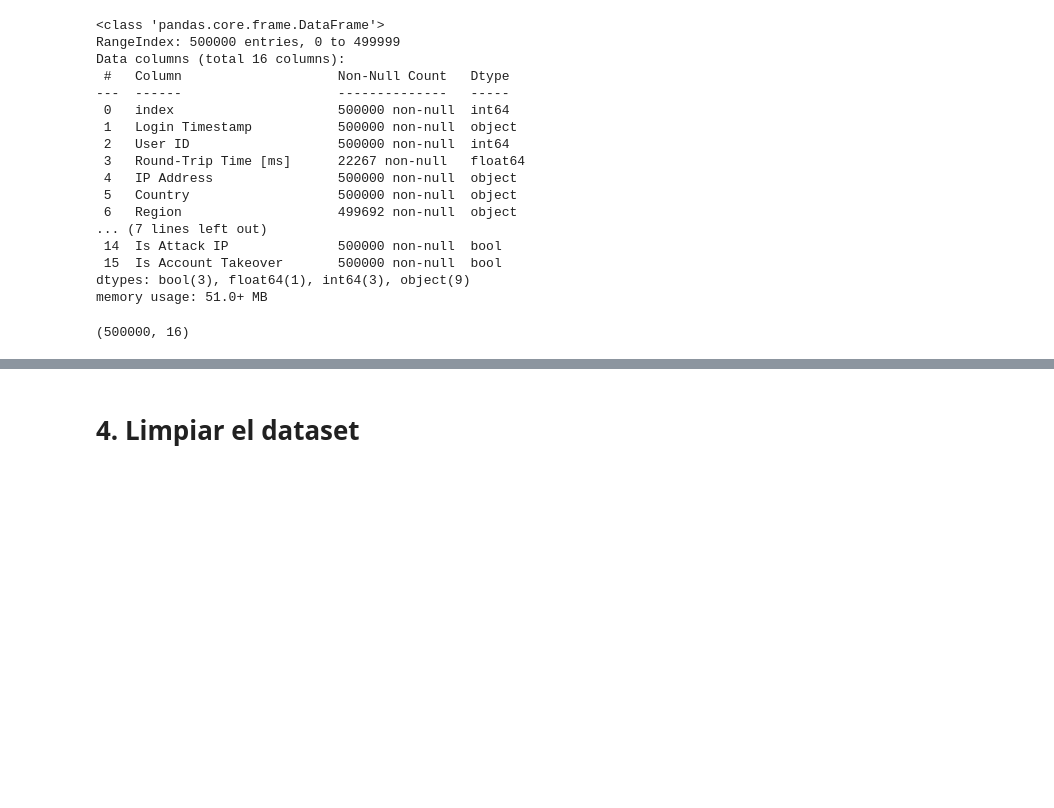
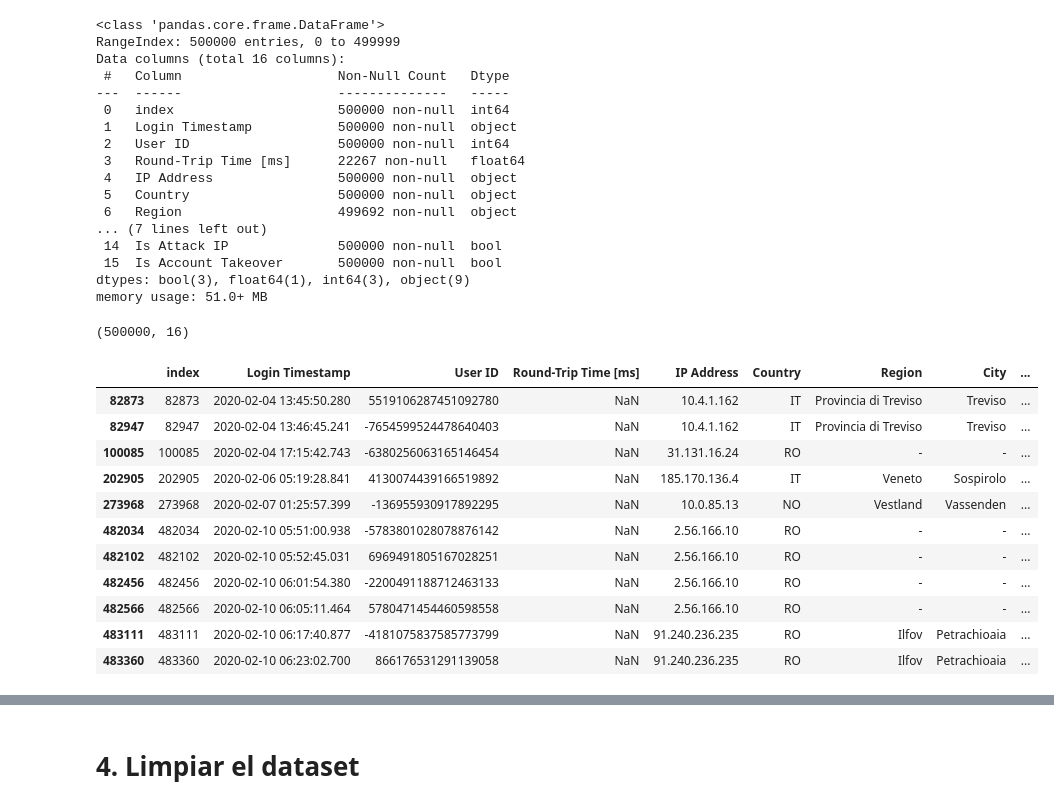
Before and after one commit to carlosdizx/meli-challenge-ai-security, a Jupyter notebook: eda/risk-based-authentication.ipynb, the cells around one changed output, grey strips where cells are left out. Cells and saved outputs as stored; diff of their text form; code cells hidden in the pictures; blank space fills up the shorter version.

Commit message:
:sparkles: list df with 'Is Account Takeover'

```diff
--- a/eda/risk-based-authentication.ipynb
+++ b/eda/risk-based-authentication.ipynb
@@ -59,3 +59,18 @@ memory usage: 51.0+ MB
 df.shape
 # %% [output]
 (500000, 16)
+# %%
+df[df['Is Account Takeover'] == True]
+# %% [output]
+|  | index | Login Timestamp | User ID | Round-Trip Time [ms] | IP Address | Country | Region | City | ... |
+| 82873 | 82873 | 2020-02-04 13:45:50.280 | 5519106287451092780 | NaN | 10.4.1.162 | IT | Provincia di Treviso | Treviso | ... |
+| 82947 | 82947 | 2020-02-04 13:46:45.241 | -7654599524478640403 | NaN | 10.4.1.162 | IT | Provincia di Treviso | Treviso | ... |
+| 100085 | 100085 | 2020-02-04 17:15:42.743 | -6380256063165146454 | NaN | 31.131.16.24 | RO | - | - | ... |
+| 202905 | 202905 | 2020-02-06 05:19:28.841 | 4130074439166519892 | NaN | 185.170.136.4 | IT | Veneto | Sospirolo | ... |
+| 273968 | 273968 | 2020-02-07 01:25:57.399 | -136955930917892295 | NaN | 10.0.85.13 | NO | Vestland | Vassenden | ... |
+| 482034 | 482034 | 2020-02-10 05:51:00.938 | -5783801028078876142 | NaN | 2.56.166.10 | RO | - | - | ... |
+| 482102 | 482102 | 2020-02-10 05:52:45.031 | 6969491805167028251 | NaN | 2.56.166.10 | RO | - | - | ... |
+| 482456 | 482456 | 2020-02-10 06:01:54.380 | -2200491188712463133 | NaN | 2.56.166.10 | RO | - | - | ... |
+| 482566 | 482566 | 2020-02-10 06:05:11.464 | 5780471454460598558 | NaN | 2.56.166.10 | RO | - | - | ... |
+| 483111 | 483111 | 2020-02-10 06:17:40.877 | -4181075837585773799 | NaN | 91.240.236.235 | RO | Ilfov | Petrachioaia | ... |
+| 483360 | 483360 | 2020-02-10 06:23:02.700 | 866176531291139058 | NaN | 91.240.236.235 | RO | Ilfov | Petrachioaia | ... |
```
Also changed, not shown: parts of 1 cell of this notebook.
